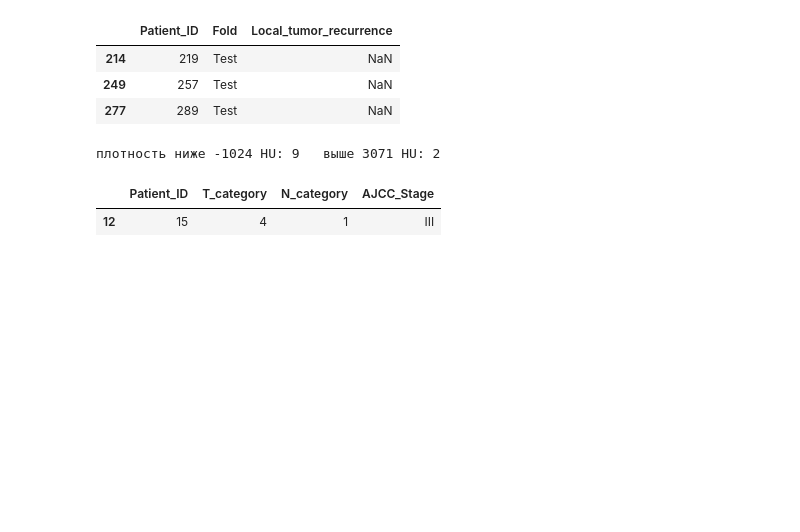
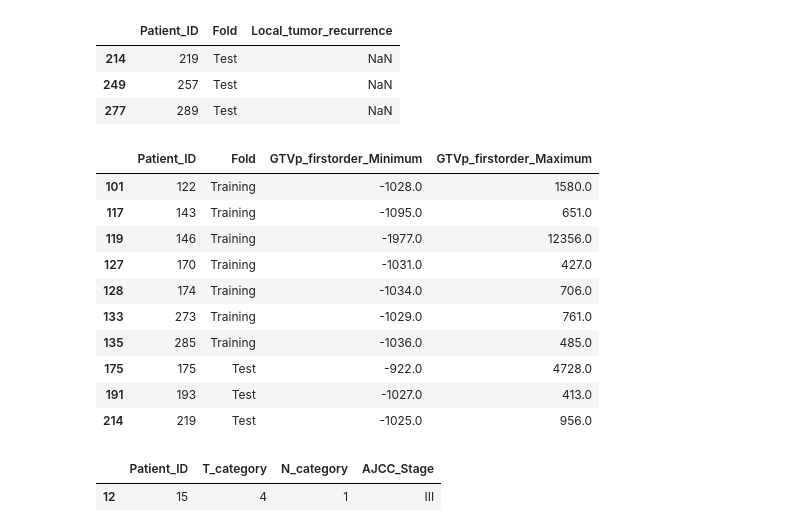
Before and after one commit to a1pha-dev/SS-Computationaloncology, a Jupyter notebook: w4/practice.ipynb, the cells around one changed output. Cells and saved outputs as stored; diff of their text form; code cells hidden in the pictures; blank space fills up the shorter version.

```diff
--- a/w4/practice.ipynb
+++ b/w4/practice.ipynb
@@ -136,12 +136,22 @@ raw.loc[raw["Patient_ID"].isin(mask_errors), ["Patient_ID", "Fold", "Local_tumor
 | 249 | 257 | Test | NaN |
 | 277 | 289 | Test | NaN |
 # %%
-hu_low = df["GTVp_firstorder_Minimum"] < -1024
-hu_high = df["GTVp_firstorder_Maximum"] > 3071
+hu_low = df["GTVp_firstorder_Minimum"] < -1024   # ниже воздуха: выброс интерполяции
+hu_high = df["GTVp_firstorder_Maximum"] > 3071   # выше кости: металл (пломбы)
 
-print("плотность ниже -1024 HU:", hu_low.sum(), "  выше 3071 HU:", hu_high.sum())
+df.loc[hu_low | hu_high, ["Patient_ID", "Fold", "GTVp_firstorder_Minimum", "GTVp_firstorder_Maximum"]]
 # %% [output]
-плотность ниже -1024 HU: 9   выше 3071 HU: 2
+|  | Patient_ID | Fold | GTVp_firstorder_Minimum | GTVp_firstorder_Maximum |
+| 101 | 122 | Training | -1028.0 | 1580.0 |
+| 117 | 143 | Training | -1095.0 | 651.0 |
+| 119 | 146 | Training | -1977.0 | 12356.0 |
+| 127 | 170 | Training | -1031.0 | 427.0 |
+| 128 | 174 | Training | -1034.0 | 706.0 |
+| 133 | 273 | Training | -1029.0 | 761.0 |
+| 135 | 285 | Training | -1036.0 | 485.0 |
+| 175 | 175 | Test | -922.0 | 4728.0 |
+| 191 | 193 | Test | -1027.0 | 413.0 |
+| 214 | 219 | Test | -1025.0 | 956.0 |
 # %%
 t = df["T_category"]
 n = df["N_category"]
```
Also changed, not shown: parts of 10 cells of this notebook, 6 other files.
